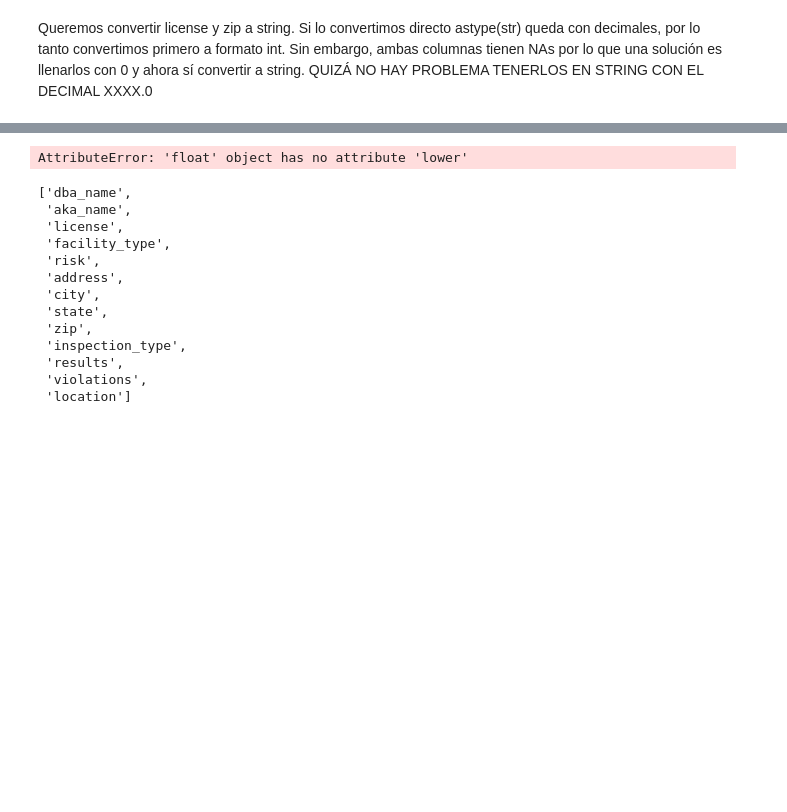
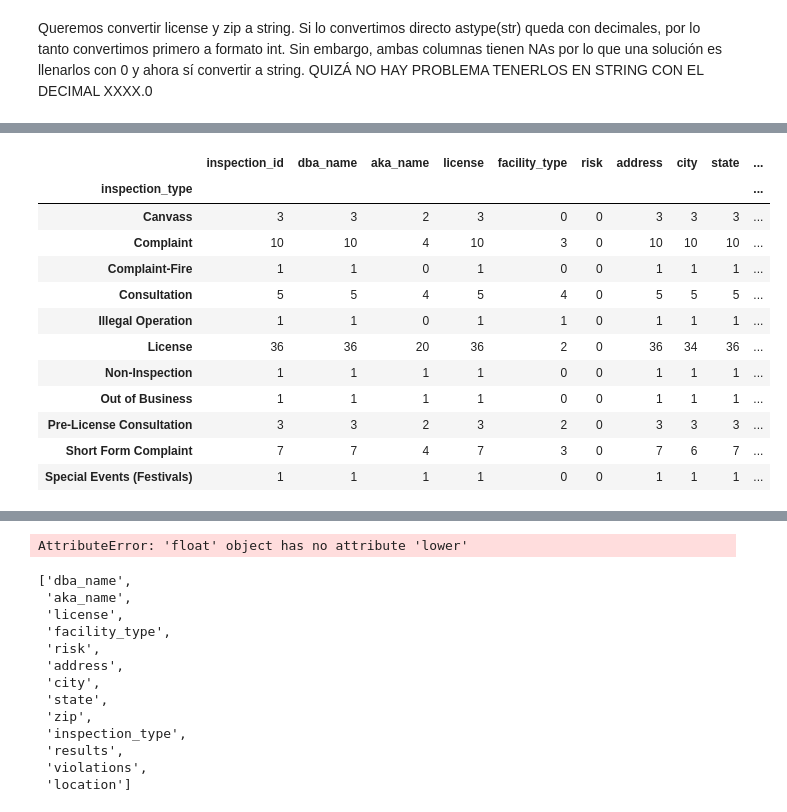
Before and after one commit to lechugaa/dpa-project, a Jupyter notebook: notebooks/01_limpieza_data.ipynb, the cells around one changed output, grey strips where cells are left out. Saved outputs shown, nothing was run; the diff lists cells and outputs as text; code cells hidden in the pictures; blank space fills up the shorter version.

```diff
--- a/notebooks/01_limpieza_data.ipynb
+++ b/notebooks/01_limpieza_data.ipynb
@@ -68,0 +205,17 @@ data['Zip']=data['Zip'].fillna(0)
+# %%
+# MV de columna 'risk', agrupando por 'inspection_type'
+null_data[null_data.risk.isnull()].groupby('inspection_type').count()
+# %% [output]
+|  | inspection_id | dba_name | aka_name | license | facility_type | risk | address | city | state | ... |
+| inspection_type |  |  |  |  |  |  |  |  |  | ... |
+| Canvass | 3 | 3 | 2 | 3 | 0 | 0 | 3 | 3 | 3 | ... |
+| Complaint | 10 | 10 | 4 | 10 | 3 | 0 | 10 | 10 | 10 | ... |
+| Complaint-Fire | 1 | 1 | 0 | 1 | 0 | 0 | 1 | 1 | 1 | ... |
+| Consultation | 5 | 5 | 4 | 5 | 4 | 0 | 5 | 5 | 5 | ... |
+| Illegal Operation | 1 | 1 | 0 | 1 | 1 | 0 | 1 | 1 | 1 | ... |
+| License | 36 | 36 | 20 | 36 | 2 | 0 | 36 | 34 | 36 | ... |
+| Non-Inspection | 1 | 1 | 1 | 1 | 0 | 0 | 1 | 1 | 1 | ... |
+| Out of Business | 1 | 1 | 1 | 1 | 0 | 0 | 1 | 1 | 1 | ... |
+| Pre-License Consultation | 3 | 3 | 2 | 3 | 2 | 0 | 3 | 3 | 3 | ... |
+| Short Form Complaint | 7 | 7 | 4 | 7 | 3 | 0 | 7 | 6 | 7 | ... |
+| Special Events (Festivals) | 1 | 1 | 1 | 1 | 0 | 0 | 1 | 1 | 1 | ... |
```
Also changed, not shown: parts of 48 cells of this notebook.
